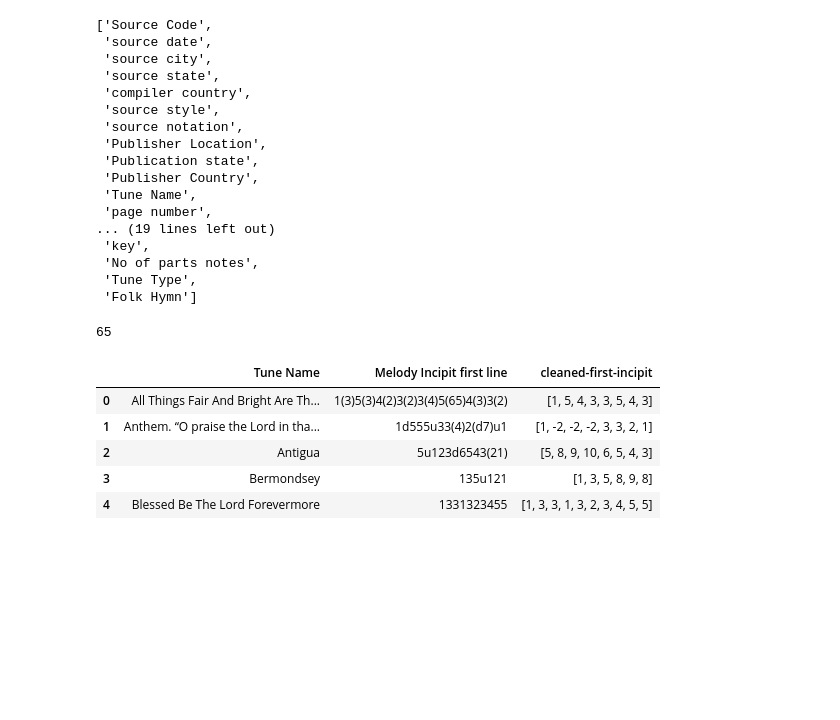
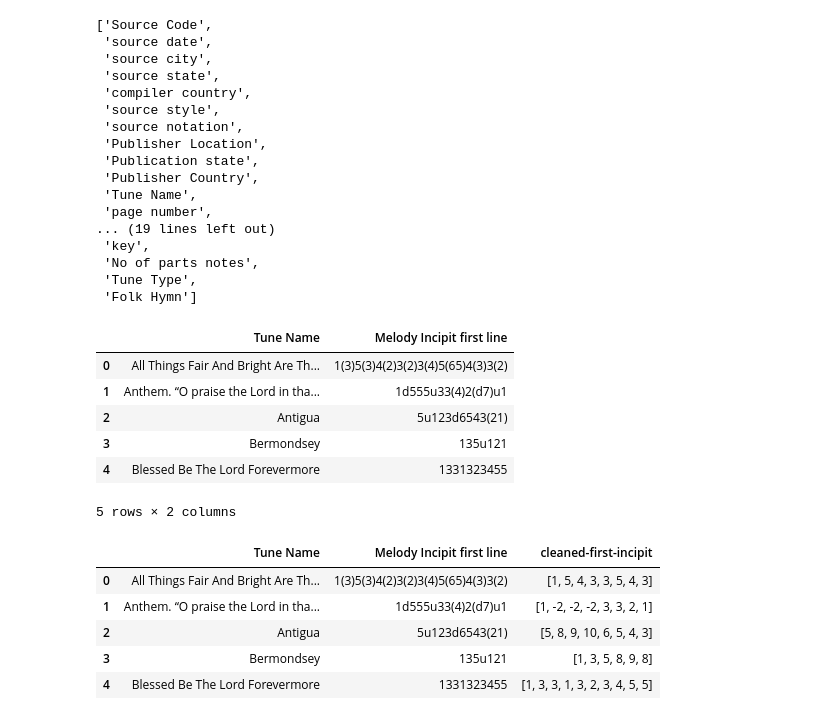
Before and after one commit to gideonite/sh-tunes, a Jupyter notebook: oh-tunes.ipynb, the cells around one changed output. Saved outputs shown, nothing was run; the diff lists cells and outputs as text; code cells hidden in the pictures; blank space fills up the shorter version.

```diff
--- a/oh-tunes.ipynb
+++ b/oh-tunes.ipynb
@@ -45,12 +42,20 @@ all_data = all_data[pandas.notnull(all_data[tunename])]
-# %%
-# Map the clean_incipit function over the first incipits,
-# creating a new column out of them, and sticking that column onto the dataset.
-cleaned = pandas.Series(map(sh_utils.clean_incipit, all_data[firstline]))
-all_data[cleaned_1st_incipit] = cleaned
-all_data[cleaned_1st_incipit].head()
-
-# TODO Why????
-len(cleaned[pandas.isnull(cleaned)])
-# %% [output]
-65
+# %%
+# Remove rows without a tune name.
+all_data = all_data[pandas.notnull(all_data[tunename])]
+all_data = all_data.reindex()
+
+# Remove rows without a proper incipit.
+all_data = all_data[all_data[firstline].map(type) == str]
+
+# Grab the columns we are interested in.
+working_set = all_data[[tunename,firstline]]
+working_set.head()
+# %% [output]
+|  | Tune Name | Melody Incipit first line |
+| 0 | All Things Fair And Bright Are Th... | 1(3)5(3)4(2)3(2)3(4)5(65)4(3)3(2) |
+| 1 | Anthem. “O praise the Lord in tha... | 1d555u33(4)2(d7)u1 |
+| 2 | Antigua | 5u123d6543(21) |
+| 3 | Bermondsey | 135u121 |
+| 4 | Blessed Be The Lord Forevermore | 1331323455 |
+5 rows × 2 columns
 # %%
```
Also changed, not shown: parts of 12 cells of this notebook.
